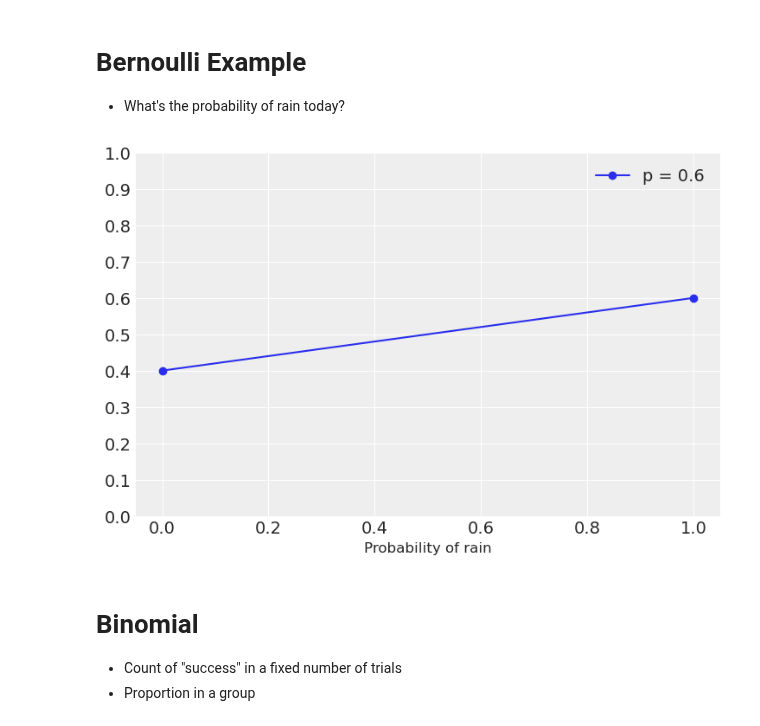
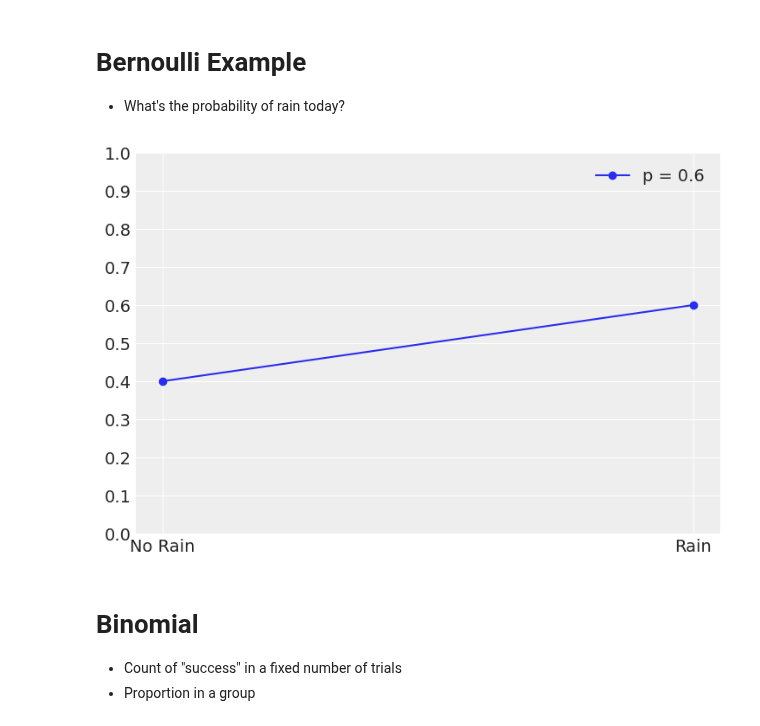
Before and after one commit to AlexAndorra/notebooks-experiments, a Jupyter notebook: Common Distributions-Distributions.ipynb, the cells around one changed output. Cells and saved outputs as stored; diff of their text form; code cells hidden in the pictures.

```diff
--- a/Common Distributions-Distributions.ipynb
+++ b/Common Distributions-Distributions.ipynb
@@ -49,12 +49,13 @@ plot_format();
 # %%
 x = [0, 1]
 p=.6
 pmf = stats.bernoulli.pmf(x, .6)
 plt.plot(x, pmf, '-o', label='p = {}'.format(p));
-plot_format("Probability of rain")
+plot_format("")
+plt.xticks(x, ["No Rain", "Rain"])
 plt.yticks(np.arange(0, 1.1,.1));
 # %% [output]
-[figure, old version]
+[figure, new version]
 # %% [markdown]
 # Binomial
 * Count of "success" in a fixed number of trials
```
